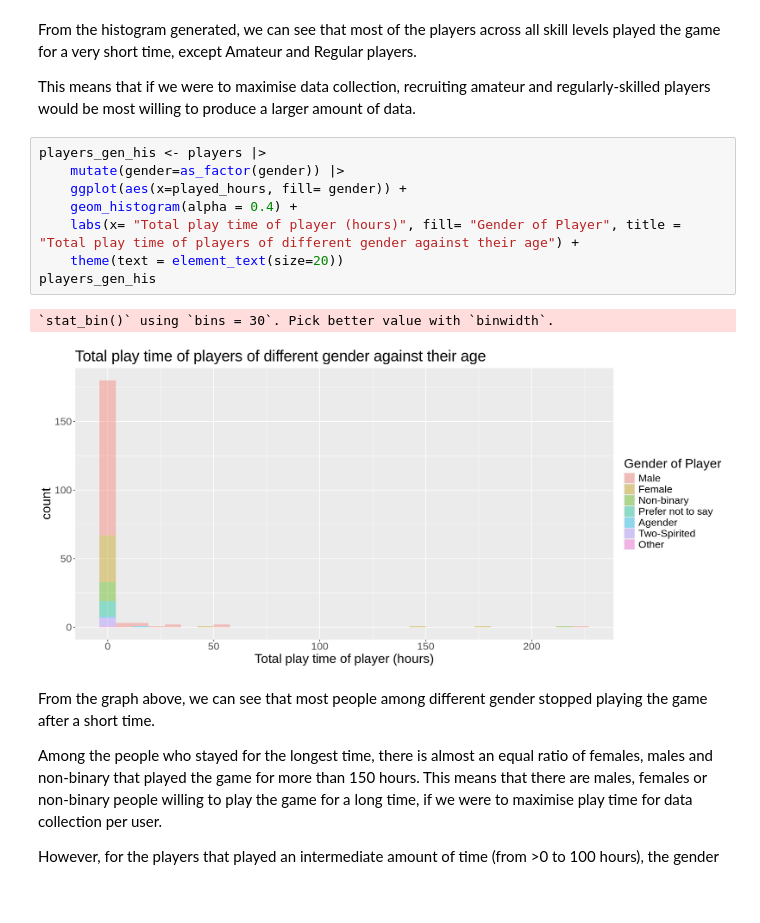
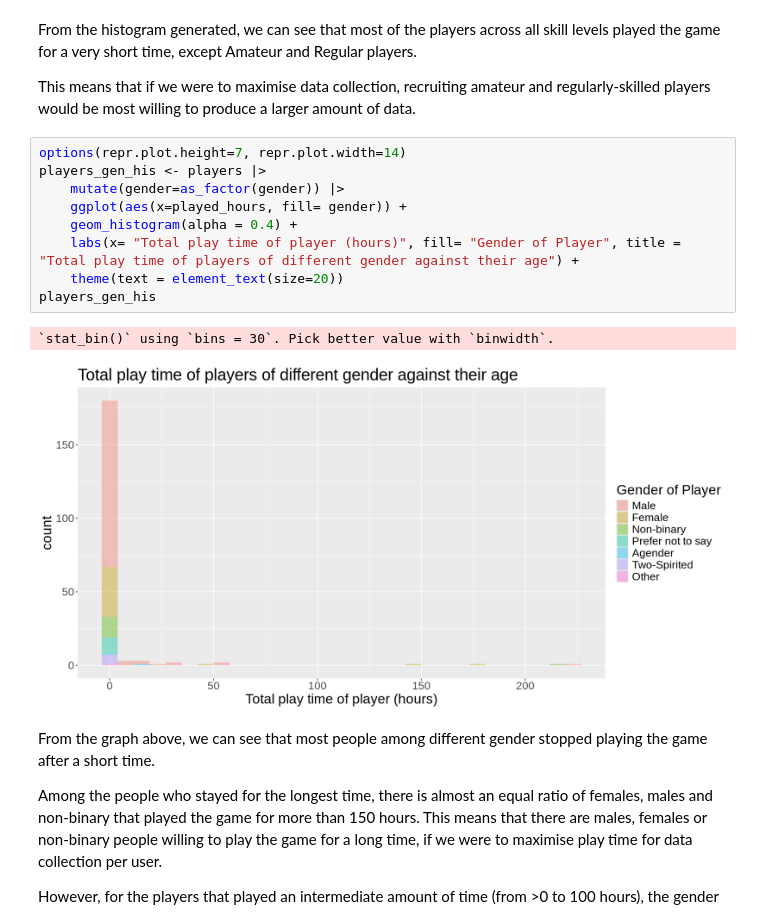
Before and after one commit to terri2003/DSCI100GroupProjectIndividualPlanning, a Jupyter notebook: TerenceFung_82677527_IndividualPlanning_Group16.ipynb, the cells around one changed output. Cells and saved outputs as stored; diff of their text form; blank space fills up the shorter version.

```diff
--- a/TerenceFung_82677527_IndividualPlanning_Group16.ipynb
+++ b/TerenceFung_82677527_IndividualPlanning_Group16.ipynb
@@ -160,16 +177,17 @@ From the histogram generated, we can see that most of the players across all ski
 
 This means that if we were to maximise data collection, recruiting amateur and regularly-skilled players would be most willing to produce a larger amount of data.
 # %%
+options(repr.plot.height=7, repr.plot.width=14)
 players_gen_his <- players |>
     mutate(gender=as_factor(gender)) |>
     ggplot(aes(x=played_hours, fill= gender)) +
     geom_histogram(alpha = 0.4) +
     labs(x= "Total play time of player (hours)", fill= "Gender of Player", title = "Total play time of players of different gender against their age") +
     theme(text = element_text(size=20))
 players_gen_his
 # %% [output]
 `stat_bin()` using `bins = 30`. Pick better value with `binwidth`.
-[figure, old version]
+[figure, new version]
 # %% [markdown]
 From the graph above, we can see that most people among different gender stopped playing the game after a short time.
 
```
Also changed, not shown: parts of 4 cells of this notebook.
